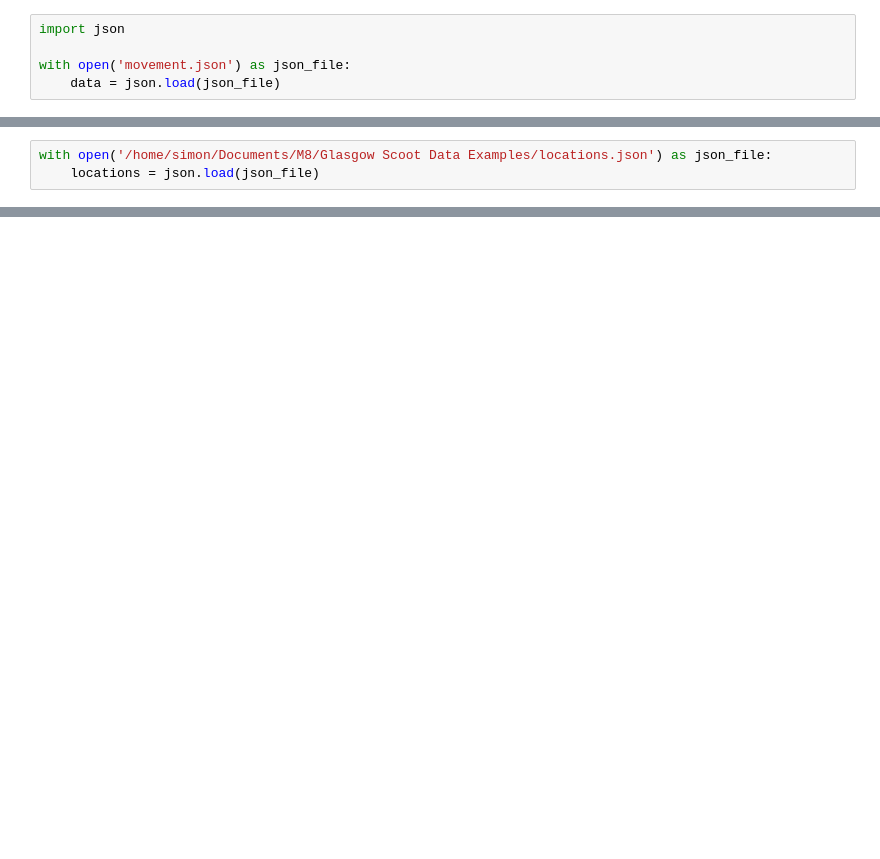
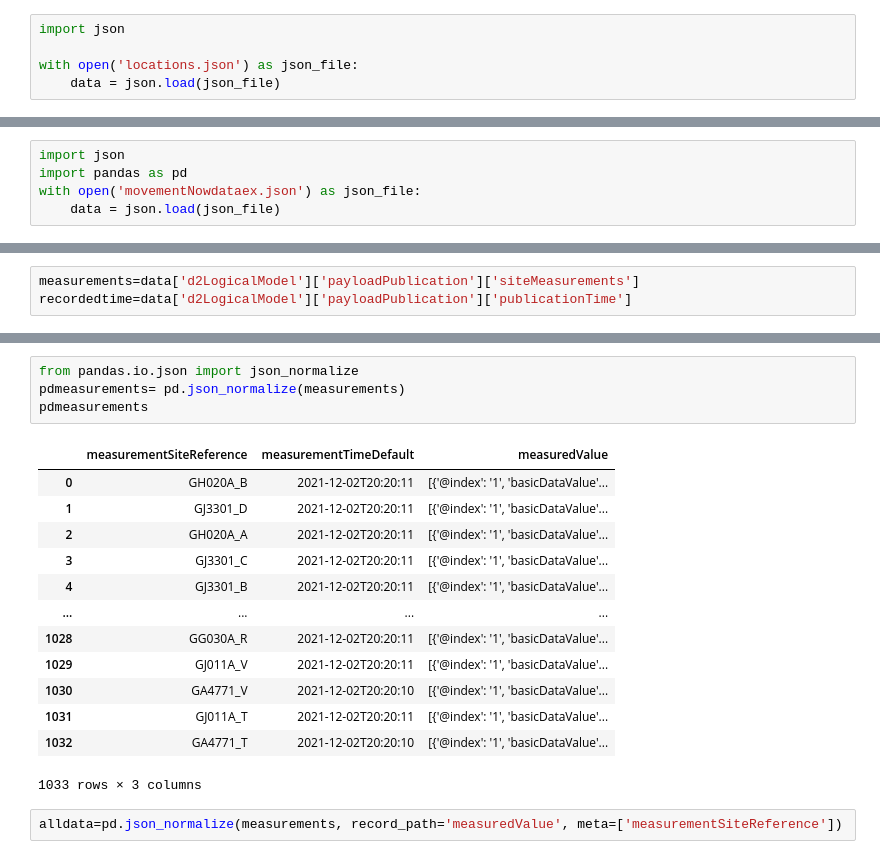
Before and after one commit to sparky100/m8, a Jupyter notebook: normalise.ipynb, the cells around one changed output, grey strips where cells are left out. Saved outputs shown, nothing was run; the diff lists cells and outputs as text; blank space fills up the shorter version.

Commit message:
Notebook amended to create normalised data

```diff
--- a/normalise.ipynb
+++ b/normalise.ipynb
@@ -1,5 +3,5 @@
 # %%
 import json
 
-with open('movement.json') as json_file:
+with open('locations.json') as json_file:
     data = json.load(json_file)
@@ -38,3 +29,0 @@ result[['timestamp','site.siteId','site.from.description','flow','site.from.lat'
-# %%
-with open('/home/simon/Documents/M8/Glasgow Scoot Data Examples/locations.json') as json_file:
-    locations = json.load(json_file)
@@ -63,0 +76,5 @@ result[['timestamp','site.siteId','site.from.description','flow','site.from.lat'
+# %%
+import json
+import pandas as pd
+with open('movementNowdataex.json') as json_file:
+    data = json.load(json_file)
@@ -63,0 +85,3 @@ result[['timestamp','site.siteId','site.from.description','flow','site.from.lat'
+# %%
+measurements=data['d2LogicalModel']['payloadPublication']['siteMeasurements']
+recordedtime=data['d2LogicalModel']['payloadPublication']['publicationTime']
@@ -63,0 +98,20 @@ result[['timestamp','site.siteId','site.from.description','flow','site.from.lat'
+# %%
+from pandas.io.json import json_normalize
+pdmeasurements= pd.json_normalize(measurements)
+pdmeasurements
+# %% [output]
+|  | measurementSiteReference | measurementTimeDefault | measuredValue |
+| 0 | GH020A_B | 2021-12-02T20:20:11 | [{'@index': '1', 'basicDataValue'... |
+| 1 | GJ3301_D | 2021-12-02T20:20:11 | [{'@index': '1', 'basicDataValue'... |
+| 2 | GH020A_A | 2021-12-02T20:20:11 | [{'@index': '1', 'basicDataValue'... |
+| 3 | GJ3301_C | 2021-12-02T20:20:11 | [{'@index': '1', 'basicDataValue'... |
+| 4 | GJ3301_B | 2021-12-02T20:20:11 | [{'@index': '1', 'basicDataValue'... |
+| ... | ... | ... | ... |
+| 1028 | GG030A_R | 2021-12-02T20:20:11 | [{'@index': '1', 'basicDataValue'... |
+| 1029 | GJ011A_V | 2021-12-02T20:20:11 | [{'@index': '1', 'basicDataValue'... |
+| 1030 | GA4771_V | 2021-12-02T20:20:10 | [{'@index': '1', 'basicDataValue'... |
+| 1031 | GJ011A_T | 2021-12-02T20:20:11 | [{'@index': '1', 'basicDataValue'... |
+| 1032 | GA4771_T | 2021-12-02T20:20:10 | [{'@index': '1', 'basicDataValue'... |
+1033 rows × 3 columns
+# %%
+alldata=pd.json_normalize(measurements, record_path='measuredValue', meta=['measurementSiteReference'])
```
Also changed, not shown: parts of 23 cells of this notebook, 4 other files.
